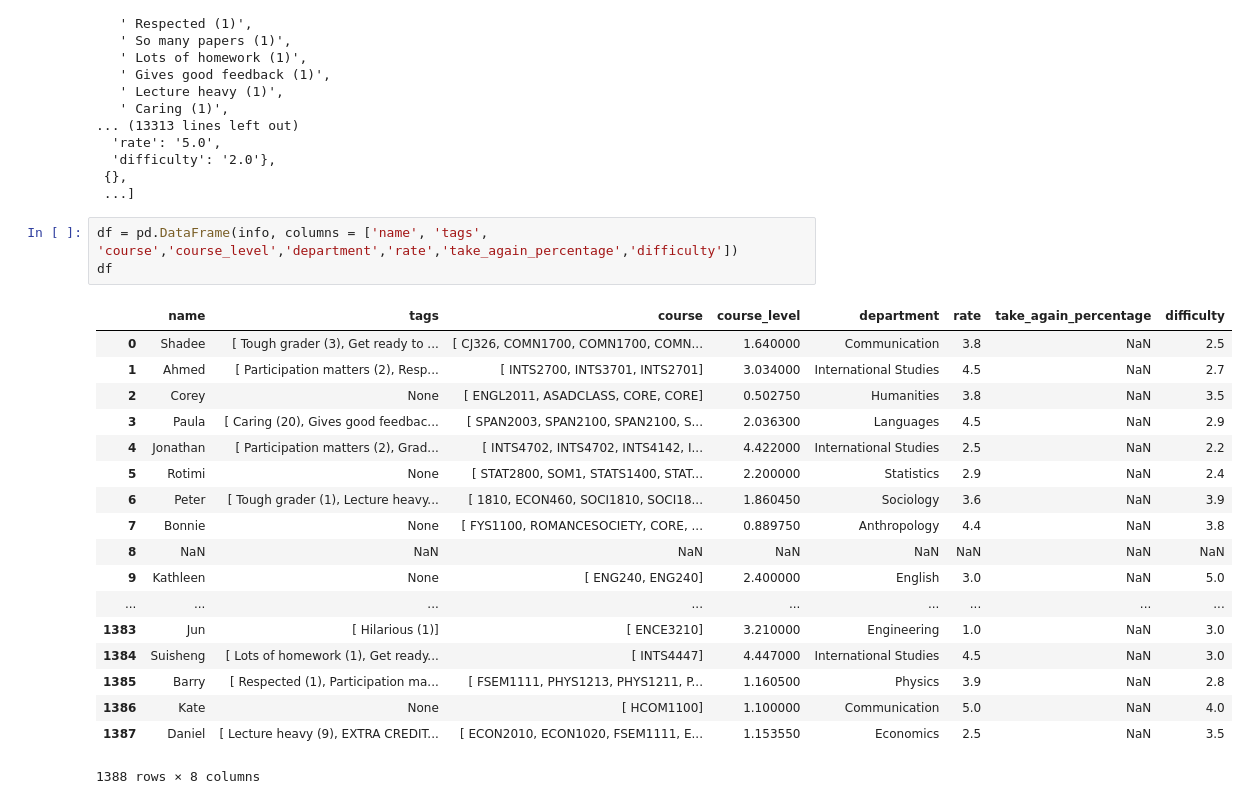
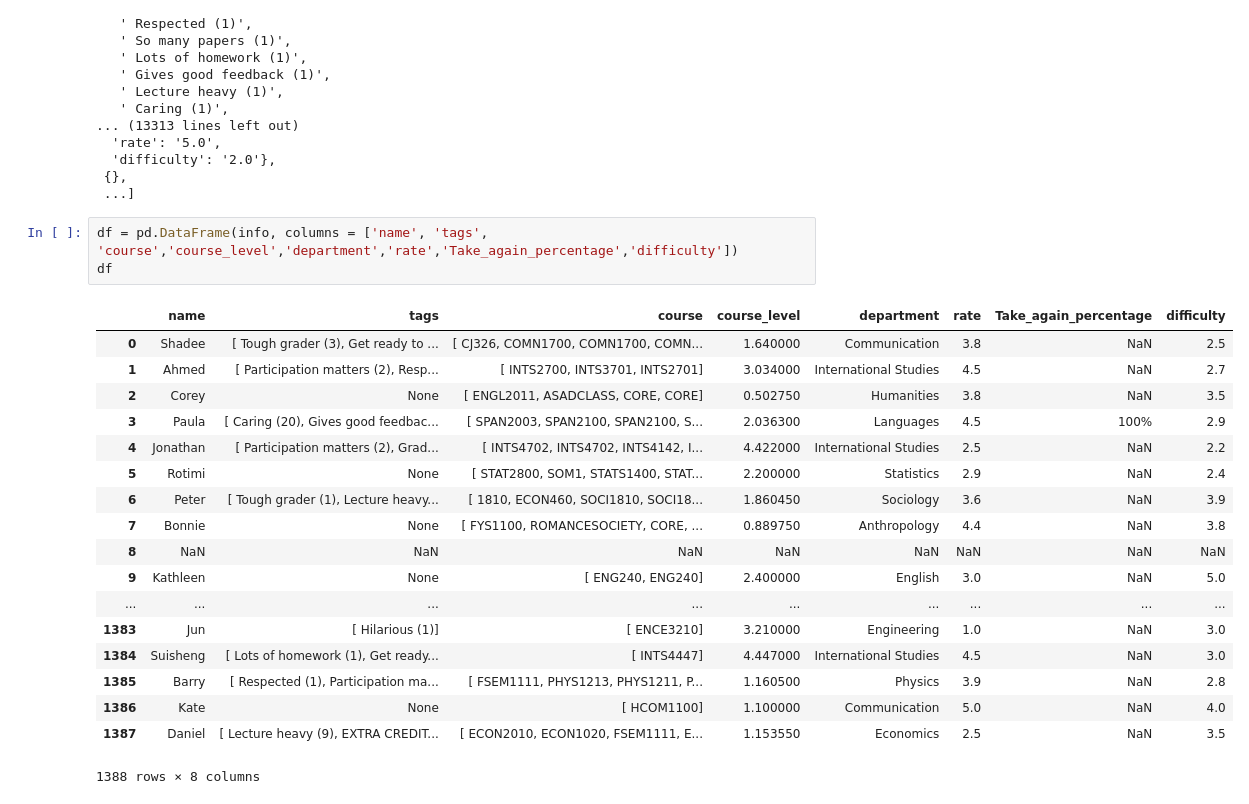
Before and after one commit to jinruiwen/DataScienceTool_Project, a Jupyter notebook: Final_Project.ipynb, the cells around one changed output. Cells and saved outputs as stored; diff of their text form.

```diff
--- a/Final_Project.ipynb
+++ b/Final_Project.ipynb
@@ -186,14 +188,14 @@ info
  {},
  ...]
 # %%
-df = pd.DataFrame(info, columns = ['name', 'tags', 'course','course_level','department','rate','take_again_percentage','difficulty'])
+df = pd.DataFrame(info, columns = ['name', 'tags', 'course','course_level','department','rate','Take_again_percentage','difficulty'])
 df
 # %% [output]
-|  | name | tags | course | course_level | department | rate | take_again_percentage | difficulty |
+|  | name | tags | course | course_level | department | rate | Take_again_percentage | difficulty |
 | 0 | Shadee | [ Tough grader (3), Get ready to ... | [ CJ326, COMN1700, COMN1700, COMN... | 1.640000 | Communication | 3.8 | NaN | 2.5 |
 | 1 | Ahmed | [ Participation matters (2), Resp... | [ INTS2700, INTS3701, INTS2701] | 3.034000 | International Studies | 4.5 | NaN | 2.7 |
 | 2 | Corey | None | [ ENGL2011, ASADCLASS, CORE, CORE] | 0.502750 | Humanities | 3.8 | NaN | 3.5 |
-| 3 | Paula | [ Caring (20), Gives good feedbac... | [ SPAN2003, SPAN2100, SPAN2100, S... | 2.036300 | Languages | 4.5 | NaN | 2.9 |
+| 3 | Paula | [ Caring (20), Gives good feedbac... | [ SPAN2003, SPAN2100, SPAN2100, S... | 2.036300 | Languages | 4.5 | 100% | 2.9 |
 | 4 | Jonathan | [ Participation matters (2), Grad... | [ INTS4702, INTS4702, INTS4142, I... | 4.422000 | International Studies | 2.5 | NaN | 2.2 |
 | 5 | Rotimi | None | [ STAT2800, SOM1, STATS1400, STAT... | 2.200000 | Statistics | 2.9 | NaN | 2.4 |
 | 6 | Peter | [ Tough grader (1), Lecture heavy... | [ 1810, ECON460, SOCI1810, SOCI18... | 1.860450 | Sociology | 3.6 | NaN | 3.9 |
```
Also changed, not shown: parts of 18 cells of this notebook.
